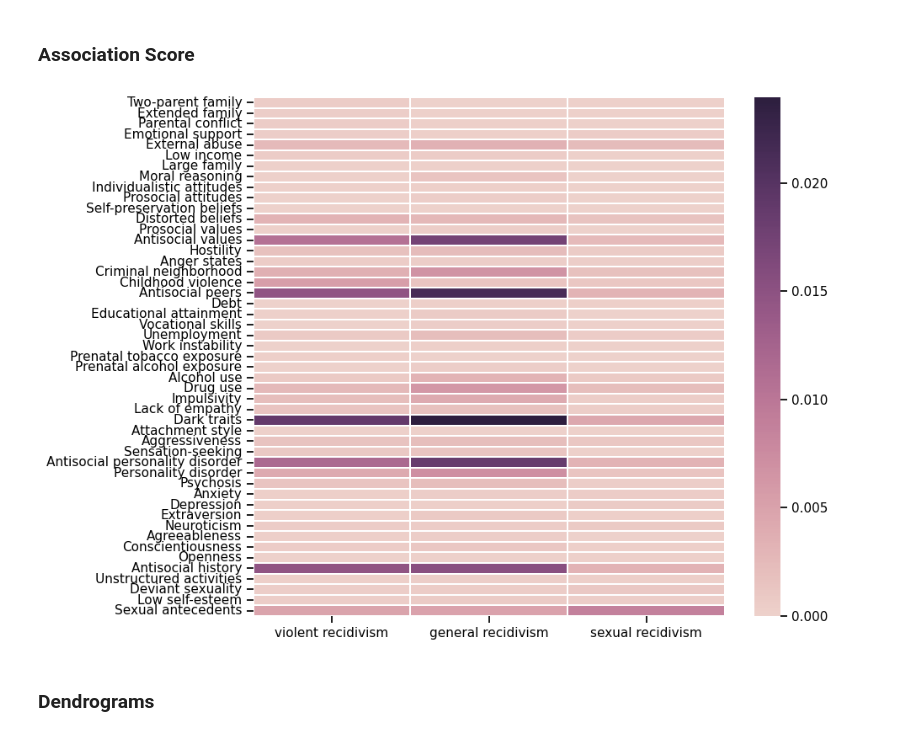
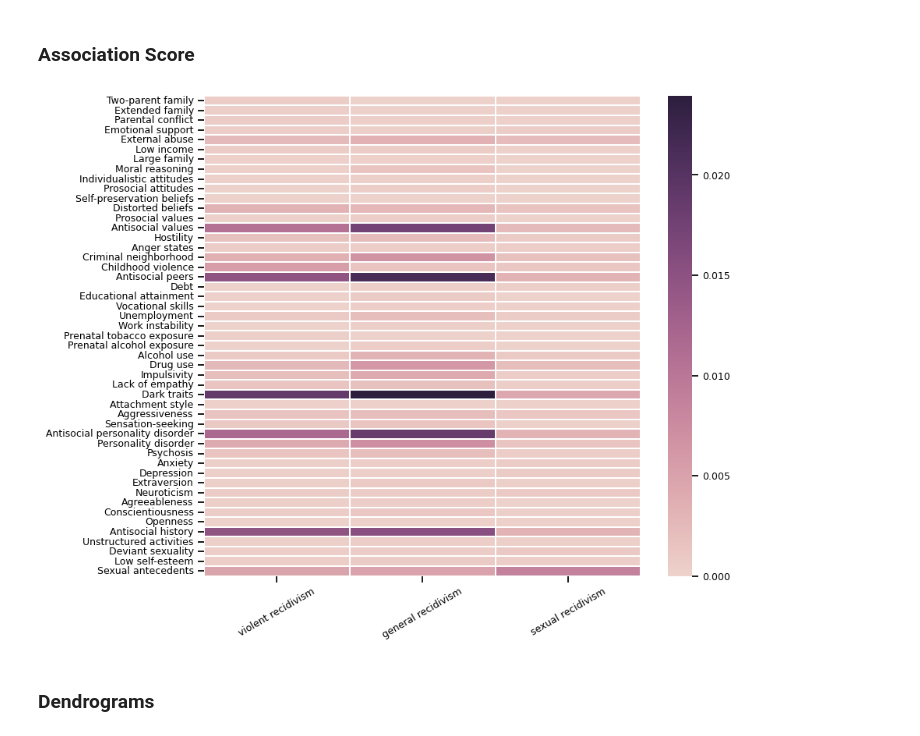
Before and after one commit to david-gallardo/ViolentRiskFactors, a Jupyter notebook: notebooks/05-CountsRecidivism.ipynb, the cells around one changed output. Saved outputs shown, nothing was run; the diff lists cells and outputs as text; code cells hidden in the pictures.

```diff
--- a/notebooks/05-CountsRecidivism.ipynb
+++ b/notebooks/05-CountsRecidivism.ipynb
@@ -246,4 +246,12 @@ counts.compute_score('normalize', dim='A')
 plot_matrix(counts, linewidths=matrix_linewidths, figsize=(10, 8),
             save_fig=SAVE_FIG, file_name=name + '_associations' + SAVE_EXT,
             directory=figs_dir, save_kwargs={'transparent' : True})
+
+import matplotlib.pyplot as plt
+plt.xticks(rotation=30);
+
+fig = plt.gcf()  # get current figure
+for ax in fig.axes:
+    plt.setp(ax.get_xticklabels(), fontsize=9)
+    plt.setp(ax.get_yticklabels(), fontsize=9)
 # %% [output]
@@ -304,10 +312,18 @@ counts.compute_score('association')
 # %%
 # Plot similarity matrix between terms
 plot_matrix(counts, linewidths=matrix_linewidths, figsize=(10, 7),
             save_fig=SAVE_FIG, file_name=name + '_associations' + SAVE_EXT,
             directory=figs_dir, save_kwargs={'transparent' : True})
+
+import matplotlib.pyplot as plt
+plt.xticks(rotation=30);
+
+fig = plt.gcf()  # get current figure
+for ax in fig.axes:
+    plt.setp(ax.get_xticklabels(), fontsize=9)
+    plt.setp(ax.get_yticklabels(), fontsize=9)
 # %% [output]
-[figure, old version]
+[figure, new version]
 # %% [markdown]
 ### Dendrograms
 # %%
```
Also changed, not shown: parts of 1 cell of this notebook, 2 other files.
